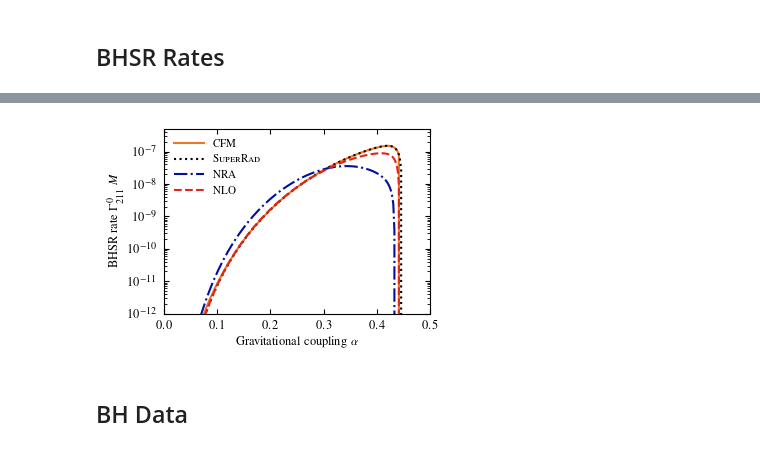
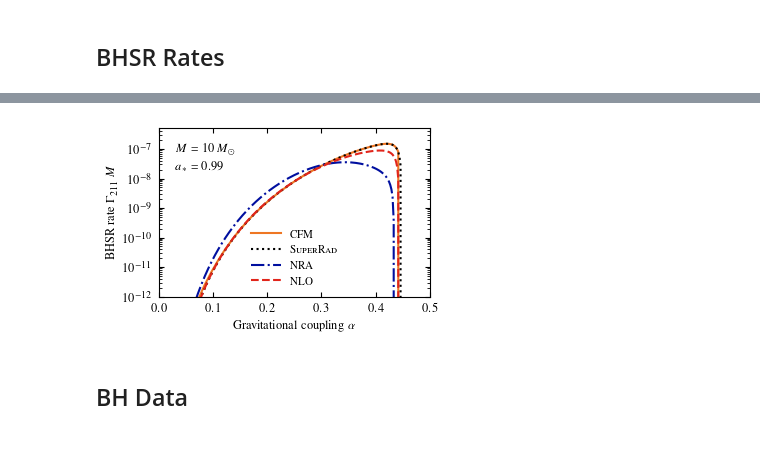
Before and after one commit to sebhoof/bhsr, a Jupyter notebook: paper_plots.ipynb, the cells around one changed output, grey strips where cells are left out. Cells and saved outputs as stored; diff of their text form; code cells hidden in the pictures.

Commit message:
Some updates for plotting.

```diff
--- a/paper_plots.ipynb
+++ b/paper_plots.ipynb
@@ -87,28 +90,30 @@ plt.plot(alphvals, hf_omegas/cfm_omegas - 1)
 plt.show()
 """;
 # %%
-fig, ax = plt.subplots(figsize=(mnras_width,mnras_width/1.5))
+fig, ax = plt.subplots(figsize=(mnras_width,mnras_width/golden_ratio))
 
 p3 = ax.plot(alphvals, cfm_bhsr_rates, c=Overground, ls='-', label=r"CFM") # 0705.2880
 p5 = ax.plot(alphvals, superrad_bhsr_rates, c=Northern, ls=':', label=r"\textsc{SuperRad}")
 p1 = ax.plot(alphvals, nr_bhsr_rates, c=Picadilly, ls='-.', label=r"NRA") # 1004.3558
 p2 = ax.plot(alphvals, ho_bhsr_rates, c=Central, ls='--', label=r"NLO") # 2201.10941
 # p4 = ax.plot(ref_nr_mu0, ref_nr_bhsr_rates0, '-', c='gray', label=r"Fig. 5 [1004.3558] (NR)")
 # p6 = ax.plot(ref_nr_mu1, ref_nr_bhsr_rates1, '--', c='green', label=r"Fig. 6 [1004.3558] (NR, $a=0.9$)")
 
 #ax.legend(handles=p1+p2+p3+p4+p5+p6, frameon=True)#, title=r"$M = {:.0f}\,M_\odot$, $a_\ast = {:.3f}$".format(mbh0, astar0))
+ax.text(0.03, 0.8e-7, r"$M = 10\,M_\odot$")
+ax.text(0.03, 0.2e-7, r"$a_\ast = 0.99$")
 ax.legend(frameon=False, handlelength=2.7)
 ax.set_xlabel(r"Gravitational coupling $\alpha$")
-ax.set_ylabel(r"BHSR rate $\Gamma_{211}^0 \, M$")
+ax.set_ylabel(r"BHSR rate $\Gamma_{211} \, M$")
 ax.set_xlim([0, 0.5])
 ax.set_ylim([1e-12, 0.5e-6])
 #axset_xscale('log')
 ax.set_yscale('log')
 fig.tight_layout(pad=0.25)
 fig.savefig("figures/bhsr_rate_comparison_211.pdf", backend='pgf')
 plt.show()
 # %% [output]
-[figure, old version]
+[figure, new version]
 # %% [markdown]
 ## BH Data
 # %%
```
Also changed, not shown: parts of 19 cells of this notebook, 2 other files.
